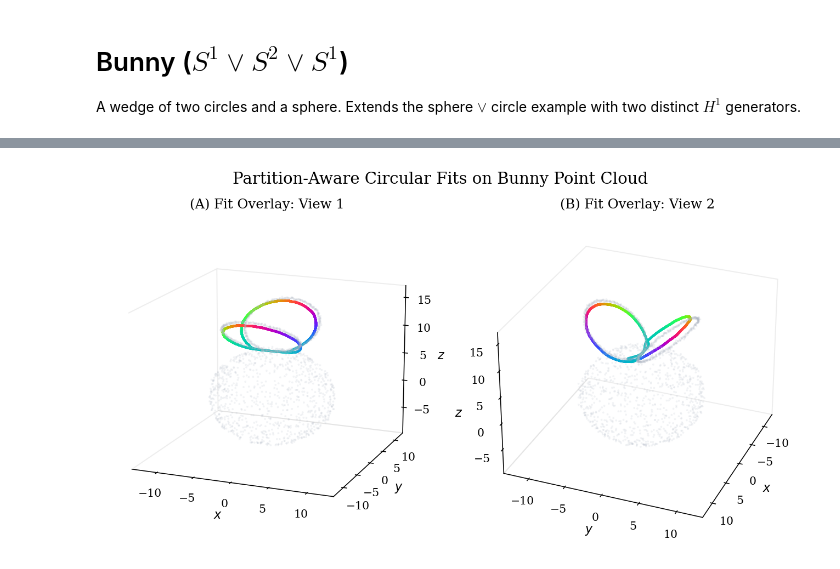
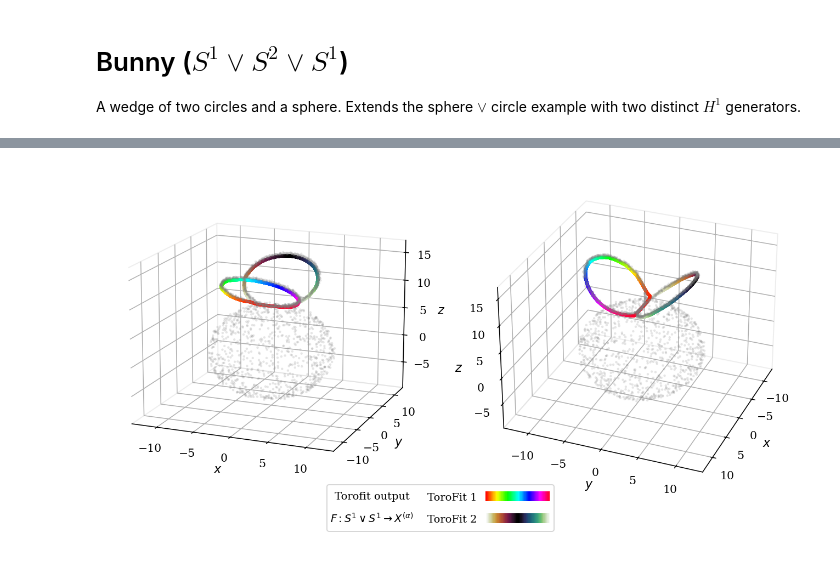
Before and after one commit to Tanishqbh/ToroFit, a Jupyter notebook: docs/notebooks/05_bunny.ipynb, the cells around one changed output, grey strips where cells are left out. Saved outputs shown, nothing was run; the diff lists cells and outputs as text; code cells hidden in the pictures.

```diff
--- a/docs/notebooks/05_bunny.ipynb
+++ b/docs/notebooks/05_bunny.ipynb
@@ -346,8 +371,20 @@ plt.show()
 # %%
-Ks = [100,100]
-lams=[5.0, 5.0]
-circle_1_fit = TF.fit(point_cloud[parts[0],:], tc_total_theta[0][parts[0]], K=Ks[0], lam=lams[0])
-circle_2_fit = TF.fit(point_cloud[parts[1],:], tc_total_theta[1][parts[1]], K=Ks[1], lam=lams[1])
+Ks = [100, 100]
+lams = [5.0, 5.0]
+circle_1_fit = TF.fit(
+    point_cloud[parts[0], :],
+    tc_total_theta[0][parts[0]],
+    K=Ks[0],
+    lam=lams[0],
+    weights=weights[0],
+)
+circle_2_fit = TF.fit(
+    point_cloud[parts[1], :],
+    tc_total_theta[1][parts[1]],
+    K=Ks[1],
+    lam=lams[1],
+    weights=weights[1],
+)
 # %%
 
 
@@ -415,5 +510,8 @@ fig.show()
 # %%
 # Publication-ready static visualization of fitted circles on the bunny point cloud.
+
+from pathlib import Path
+
 
 plt.rcParams.update({
     "figure.dpi": 140,
@@ -425,6 +523,9 @@ plt.rcParams.update({
     "axes.titlesize": 12.5,
     "legend.fontsize": 10,
 })
+
+FIGURES_DIR = Path("/Users/tanishqbhatia/Research/tex_drafts/Toroidal_fitting_and_applications/TF_synthetic_plots")
+FIGURES_DIR.mkdir(parents=True, exist_ok=True)
 
 
 def _set_axes_equal(ax):
@@ -469,6 +570,12 @@ def _plot_theta_colored_line(ax, curve, colors, linewidth=2.2, alpha=0.95):
             alpha=alpha,
         )
 
+# ---  Manually Configure the Legend ---
+# Proxies for text-only first column and colormap second column.
+text_proxy_1 = patches.Rectangle((0, 0), 1, 1, fill=False, edgecolor='none')
+text_proxy_2 = patches.Rectangle((0, 0), 1, 1, fill=False, edgecolor='none')
+proxy_handle1 = patches.Rectangle((0, 0), 1, 1, fill=False, edgecolor='none')
+proxy_handle2 = patches.Rectangle((0, 0), 1, 1, fill=False, edgecolor='none')
 
 # Use your assembly function in this plotting cell to generate both loops.
 theta_plot = np.linspace(0, 2 * np.pi, num=1000)
@@ -480,47 +587,75 @@ curve2 = assembly(circle_2_fit, theta_plot, K=Ks[1], wedge_point_coords=wedge_po
 curve2[:, 0] = curve2[:, 0] - 0.05
 
 # Use colors defined by theta along both curves.
-theta_colors = CircleMapUtils.to_sinebow(theta_plot[:, 0])
+
 
 fig = plt.figure(figsize=(12.2, 5.6), facecolor="white")
 ax1 = fig.add_subplot(1, 2, 1, projection="3d")
 ax2 = fig.add_subplot(1, 2, 2, projection="3d")
 
 for ax in [ax1, ax2]:
     ax.set_facecolor("white")
     ax.scatter(
         point_cloud[:, 0],
         point_cloud[:, 1],
         point_cloud[:, 2],
-        s=3.5,
-        c="#aeb6c4",
-        alpha=0.16,
+        s=5,
+        c="gray",
+        alpha=0.2,
         linewidth=0,
         rasterized=True,
     )
-
-    _plot_theta_colored_line(ax, curve1, theta_colors, linewidth=2.2, alpha=0.95)
-    _plot_theta_colored_line(ax, curve2, theta_colors, linewidth=2.2, alpha=0.95)
+    theta_colors = [
+        color_maps[0](theta_plot[:, 0] / (2 * np.pi)),
+        color_maps[1](theta_plot[:, 0] / (2 * np.pi)),
+    ]
+    _plot_theta_colored_line(ax, curve2, theta_colors[1], linewidth=3, alpha=0.95)
+    _plot_theta_colored_line(ax, curve1, theta_colors[0], linewidth=3, alpha=0.95)
 
     ax.set_xlabel("$x$", labelpad=2)
     ax.set_ylabel("$y$", labelpad=2)
     ax.set_zlabel("$z$", labelpad=2)
     _set_axes_equal(ax)
     _clean_3d_axes(ax)
 
 # Two complementary viewpoints.
 ax1.view_init(elev=16, azim=-68)
 ax2.view_init(elev=29, azim=22)
 
-ax1.set_title("(A) Fit Overlay: View 1", pad=8)
-ax2.set_title("(B) Fit Overlay: View 2", pad=8)
+ax1.grid(True, color="#dddddd", linewidth=0.5, alpha=0.8)
+ax2.grid(True, color="#dddddd", linewidth=0.5, alpha=0.8)
 
+# 2x2 legend grid: left column text/description, right column ToroFit colormap labels.
+fig.legend(
+    [text_proxy_1, text_proxy_2, proxy_handle1, proxy_handle2],
+    [
+        '',
+        '',
+        'ToroFit 1',
+        'ToroFit 2',
+    ],
+    handler_map={
+        text_proxy_1: TextOnlyHandler('Torofit output', y_shift_frac=0.55),
+        text_proxy_2: TextOnlyHandler(r'$F: S^1 \vee S^1 \to X^{(\alpha)}$', y_shift_frac=0.55),
+        proxy_handle1: ColorMapHandler(color_map_1, bar_height_frac=0.6, y_shift_frac=0.55),
+        proxy_handle2: ColorMapHandler(color_map_2, bar_height_frac=0.6, y_shift_frac=0.55),
+    },
+    loc='lower center',
+    bbox_to_anchor=(0.5, 0.03),
+    ncol=2,
+    columnspacing=2.2,
+    handlelength=6,
+    handleheight=2,
+    markerfirst=False,
+    frameon=True,
+    alignment='center',
+)
 
-fig.suptitle("Partition-Aware Circular Fits on Bunny Point Cloud", y=0.985, fontsize=15)
+# fig.suptitle("Partition-Aware Circular Fits on Bunny Point Cloud", y=0.985, fontsize=15)
 fig.subplots_adjust(top=0.88, bottom=0.12, wspace=0.04)
 
+fig.savefig(FIGURES_DIR / "05_bunny_fits.pdf", bbox_inches="tight", pad_inches=0.05)
+
 plt.show()
-
-# Optional export for paper figures.
 # %% [output]
-[figure, old version]
+[figure, new version]
```
Also changed, not shown: parts of 16 cells of this notebook, 6 other files.
